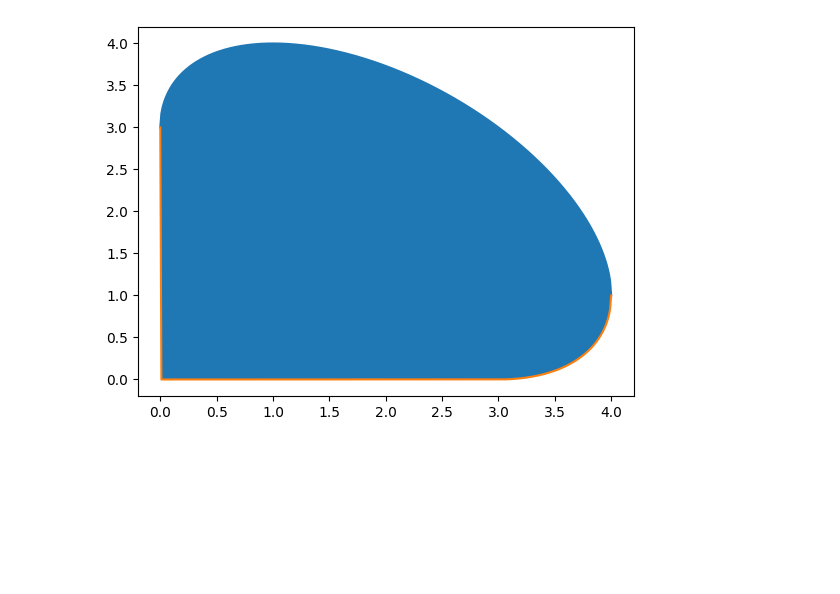
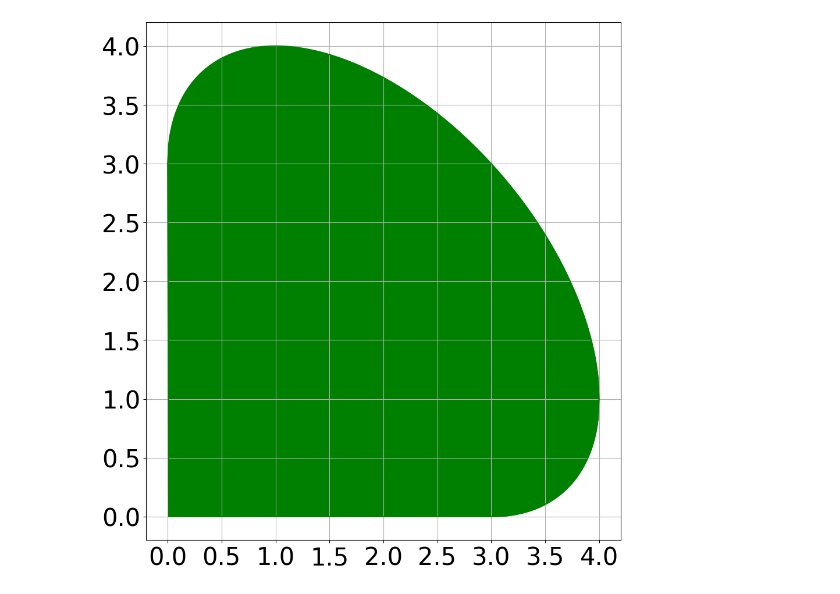
Before and after one commit to 89605502155/-1, a Jupyter notebook: Untitled20.ipynb, the cells around one changed output. Cells and saved outputs as stored; diff of their text form; code cells hidden in the pictures; blank space fills up the shorter version.

```diff
--- a/Untitled20.ipynb
+++ b/Untitled20.ipynb
@@ -40,10 +40,16 @@ mod=ger_arr(x)
 y1,y2=mod.main()
 # %%
 import matplotlib.pyplot as plt
-# %%
-plt.plot(x, y1)
-plt.plot(x, y2)
-plt.fill_between(x, y1,y2)
-plt.show()
-# %% [output]
-[figure, removed]
+# %%
+fig = plt.figure(figsize=(9, 9.5),constrained_layout=True)
+ax=fig.add_subplot()
+plt.plot(x, y1,'green')
+plt.plot(x, y2,'green')
+plt.fill_between(x, y1,y2,color='green')
+#plt.tight_layout(h_pad=1,w_pad=5)
+ax.set_xticklabels(ax.get_xticklabels(), fontsize=30)
+ax.set_yticklabels(ax.get_yticklabels(), fontsize=30)
+plt.grid()
+plt.show()
+# %% [output]
+[figure, added]
```
